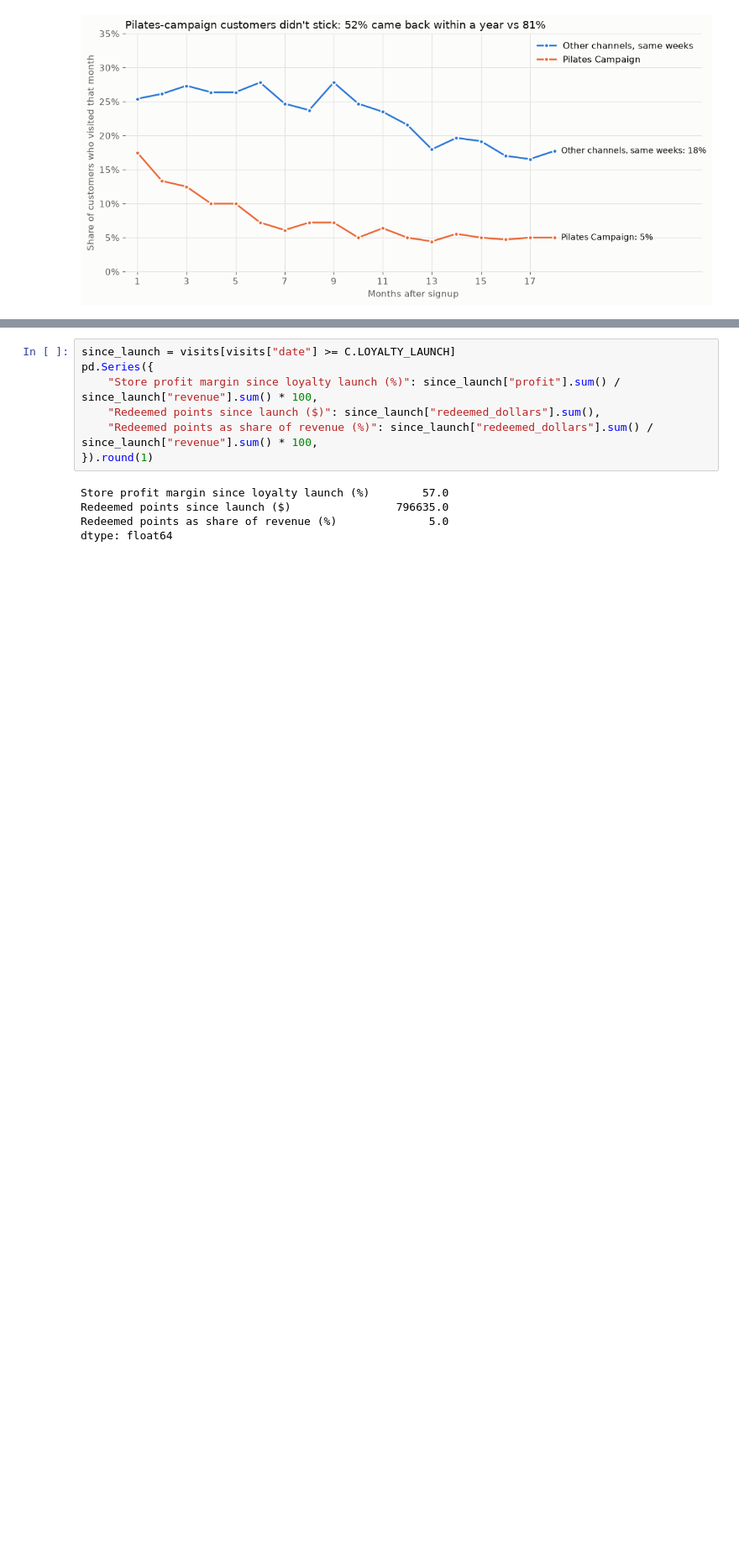
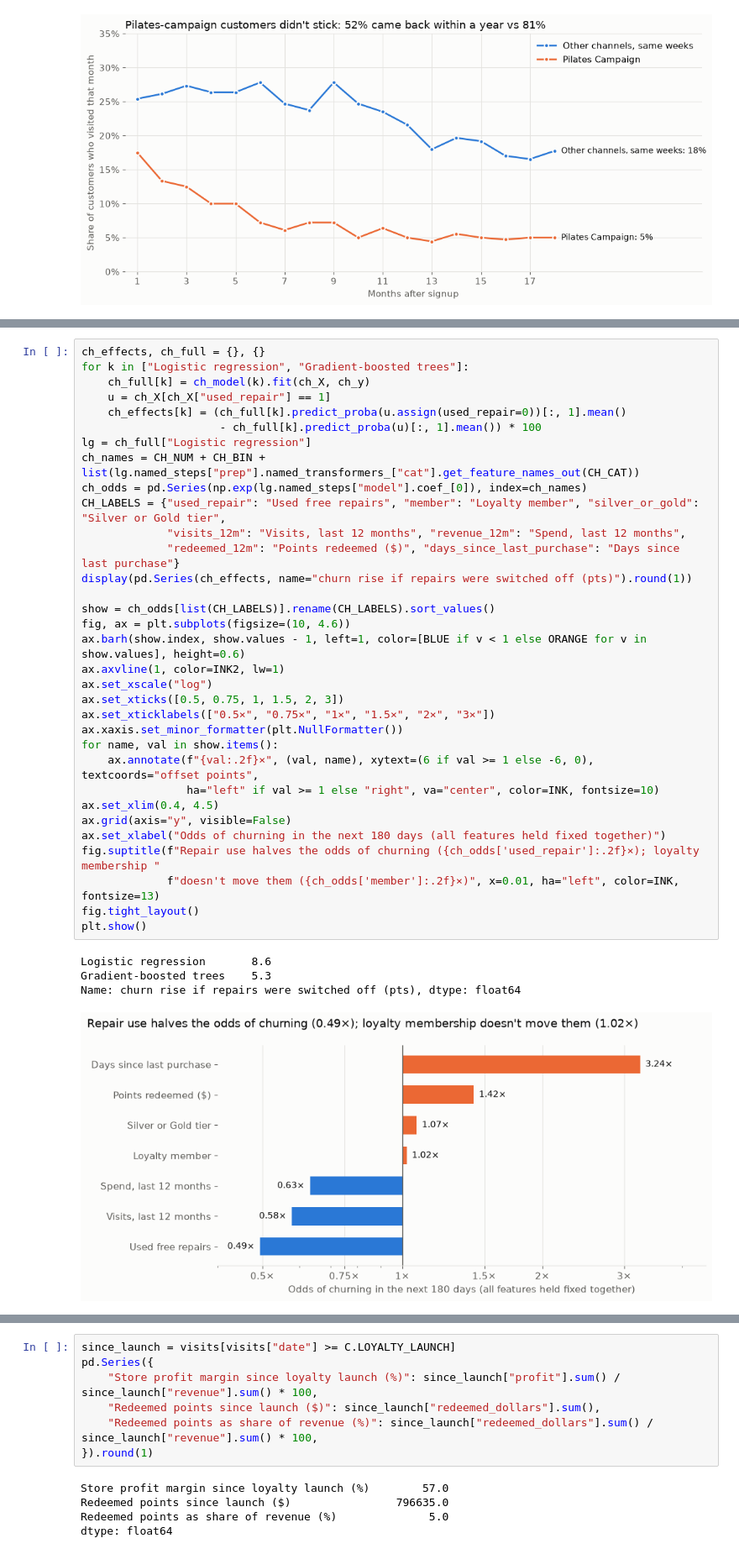
Before and after one commit to rchicoin/DATATHON2026, a Jupyter notebook: summary.ipynb, the cells around one changed output, grey strips where cells are left out. Shown at 84% size. Cells and saved outputs as stored; diff of their text form; blank space fills up the shorter version.

```diff
--- a/summary.ipynb
+++ b/summary.ipynb
@@ -744,0 +842,38 @@ plt.show()
+# %%
+ch_effects, ch_full = {}, {}
+for k in ["Logistic regression", "Gradient-boosted trees"]:
+    ch_full[k] = ch_model(k).fit(ch_X, ch_y)
+    u = ch_X[ch_X["used_repair"] == 1]
+    ch_effects[k] = (ch_full[k].predict_proba(u.assign(used_repair=0))[:, 1].mean()
+                     - ch_full[k].predict_proba(u)[:, 1].mean()) * 100
+lg = ch_full["Logistic regression"]
+ch_names = CH_NUM + CH_BIN + list(lg.named_steps["prep"].named_transformers_["cat"].get_feature_names_out(CH_CAT))
+ch_odds = pd.Series(np.exp(lg.named_steps["model"].coef_[0]), index=ch_names)
+CH_LABELS = {"used_repair": "Used free repairs", "member": "Loyalty member", "silver_or_gold": "Silver or Gold tier",
+             "visits_12m": "Visits, last 12 months", "revenue_12m": "Spend, last 12 months",
+             "redeemed_12m": "Points redeemed ($)", "days_since_last_purchase": "Days since last purchase"}
+display(pd.Series(ch_effects, name="churn rise if repairs were switched off (pts)").round(1))
+
+show = ch_odds[list(CH_LABELS)].rename(CH_LABELS).sort_values()
+fig, ax = plt.subplots(figsize=(10, 4.6))
+ax.barh(show.index, show.values - 1, left=1, color=[BLUE if v < 1 else ORANGE for v in show.values], height=0.6)
+ax.axvline(1, color=INK2, lw=1)
+ax.set_xscale("log")
+ax.set_xticks([0.5, 0.75, 1, 1.5, 2, 3])
+ax.set_xticklabels(["0.5×", "0.75×", "1×", "1.5×", "2×", "3×"])
+ax.xaxis.set_minor_formatter(plt.NullFormatter())
+for name, val in show.items():
+    ax.annotate(f"{val:.2f}×", (val, name), xytext=(6 if val >= 1 else -6, 0), textcoords="offset points",
+                ha="left" if val >= 1 else "right", va="center", color=INK, fontsize=10)
+ax.set_xlim(0.4, 4.5)
+ax.grid(axis="y", visible=False)
+ax.set_xlabel("Odds of churning in the next 180 days (all features held fixed together)")
+fig.suptitle(f"Repair use halves the odds of churning ({ch_odds['used_repair']:.2f}×); loyalty membership "
+             f"doesn't move them ({ch_odds['member']:.2f}×)", x=0.01, ha="left", color=INK, fontsize=13)
+fig.tight_layout()
+plt.show()
+# %% [output]
+Logistic regression       8.6
+Gradient-boosted trees    5.3
+Name: churn rise if repairs were switched off (pts), dtype: float64
+[figure, added]
```
Also changed, not shown: parts of 15 cells of this notebook, 2 other files.
